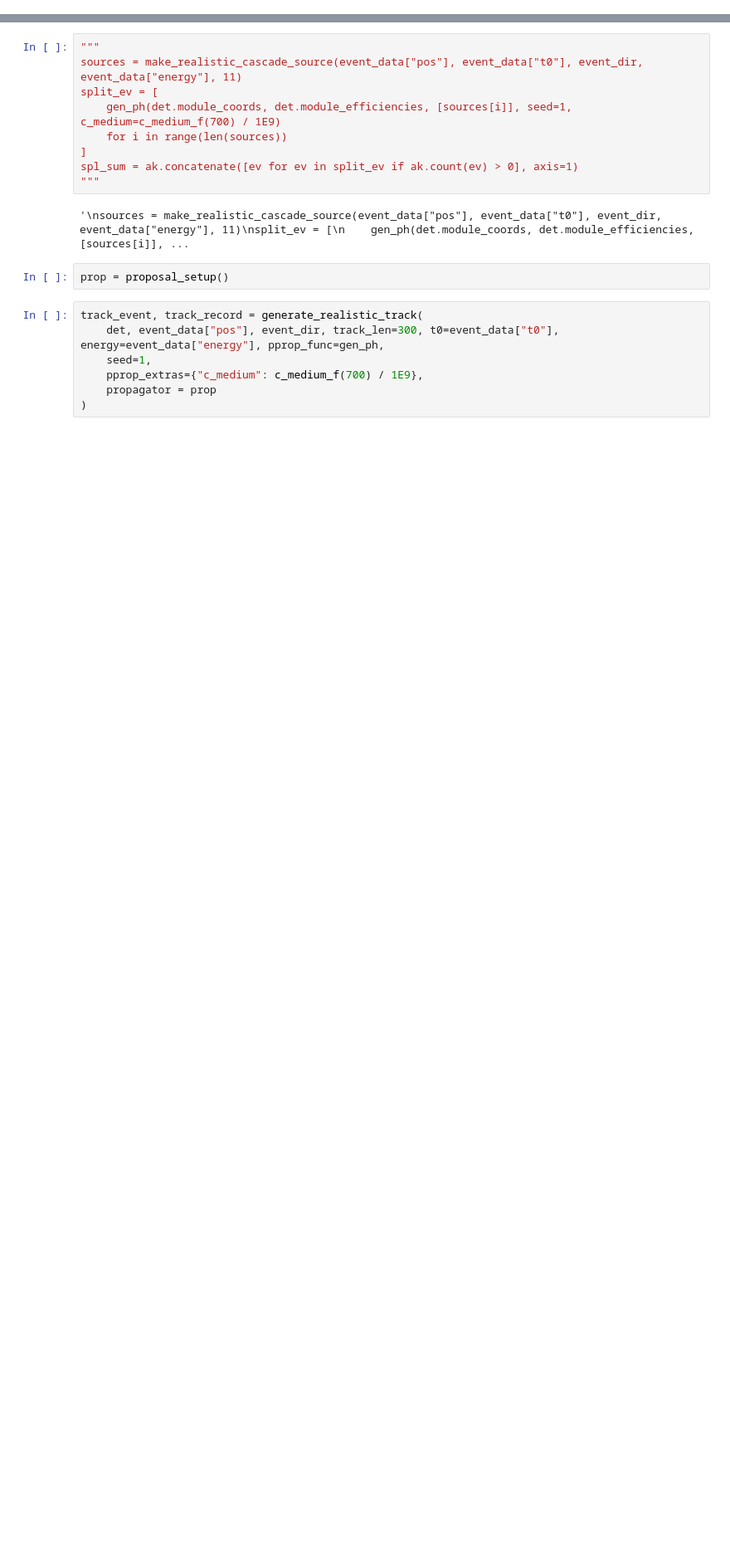
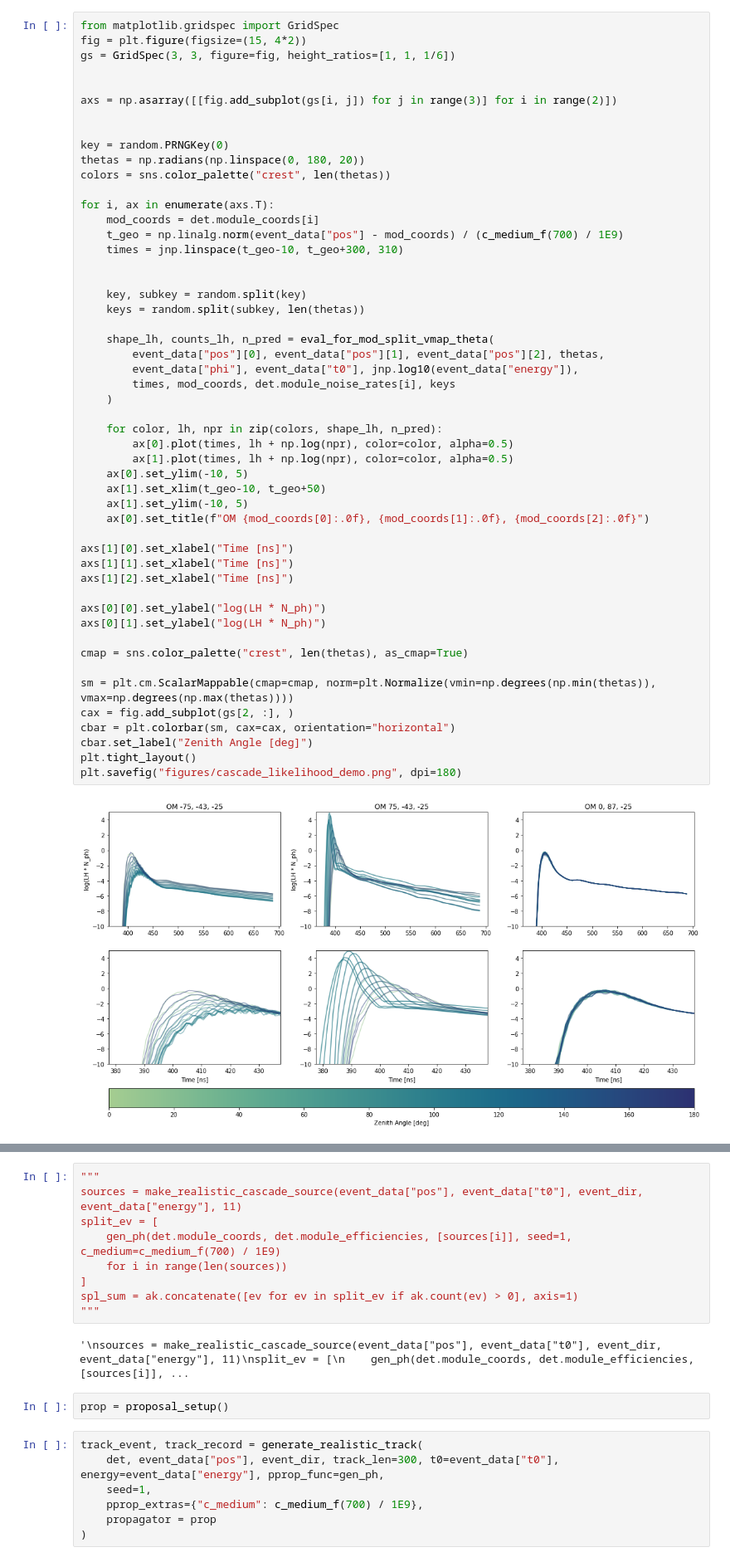
Before and after one commit to pone-software/hyperion, a Jupyter notebook: realistic_cascades.ipynb, the cells around one changed output, grey strips where cells are left out. Shown at 83% size. Saved outputs shown, nothing was run; the diff lists cells and outputs as text; blank space fills up the shorter version.

```diff
--- a/realistic_cascades.ipynb
+++ b/realistic_cascades.ipynb
@@ -129,0 +160,53 @@ eval_j = jax.jit(jax.jacobian(eval_for_mod, [0, 1, 2, 3, 4, 5, 6]))
+# %%
+from matplotlib.gridspec import GridSpec
+fig = plt.figure(figsize=(15, 4*2))
+gs = GridSpec(3, 3, figure=fig, height_ratios=[1, 1, 1/6])
+
+
+axs = np.asarray([[fig.add_subplot(gs[i, j]) for j in range(3)] for i in range(2)])
+
+
+key = random.PRNGKey(0)
+thetas = np.radians(np.linspace(0, 180, 20))
+colors = sns.color_palette("crest", len(thetas))
+
+for i, ax in enumerate(axs.T):
+    mod_coords = det.module_coords[i]
+    t_geo = np.linalg.norm(event_data["pos"] - mod_coords) / (c_medium_f(700) / 1E9)
+    times = jnp.linspace(t_geo-10, t_geo+300, 310)
+
+
+    key, subkey = random.split(key)
+    keys = random.split(subkey, len(thetas))
+
+    shape_lh, counts_lh, n_pred = eval_for_mod_split_vmap_theta(
+        event_data["pos"][0], event_data["pos"][1], event_data["pos"][2], thetas,
+        event_data["phi"], event_data["t0"], jnp.log10(event_data["energy"]),
+        times, mod_coords, det.module_noise_rates[i], keys
+    )
+
+    for color, lh, npr in zip(colors, shape_lh, n_pred):
+        ax[0].plot(times, lh + np.log(npr), color=color, alpha=0.5)
+        ax[1].plot(times, lh + np.log(npr), color=color, alpha=0.5)
+    ax[0].set_ylim(-10, 5)
+    ax[1].set_xlim(t_geo-10, t_geo+50)
+    ax[1].set_ylim(-10, 5)
+    ax[0].set_title(f"OM {mod_coords[0]:.0f}, {mod_coords[1]:.0f}, {mod_coords[2]:.0f}")
+
+axs[1][0].set_xlabel("Time [ns]")
+axs[1][1].set_xlabel("Time [ns]")
+axs[1][2].set_xlabel("Time [ns]")
+
+axs[0][0].set_ylabel("log(LH * N_ph)")
+axs[0][1].set_ylabel("log(LH * N_ph)")
+
+cmap = sns.color_palette("crest", len(thetas), as_cmap=True)
+
+sm = plt.cm.ScalarMappable(cmap=cmap, norm=plt.Normalize(vmin=np.degrees(np.min(thetas)), vmax=np.degrees(np.max(thetas))))
+cax = fig.add_subplot(gs[2, :], )
+cbar = plt.colorbar(sm, cax=cax, orientation="horizontal")
+cbar.set_label("Zenith Angle [deg]")
+plt.tight_layout()
+plt.savefig("figures/cascade_likelihood_demo.png", dpi=180)
+# %% [output]
+[figure, added]
```
Also changed, not shown: parts of 30 cells of this notebook, 3 other files.
